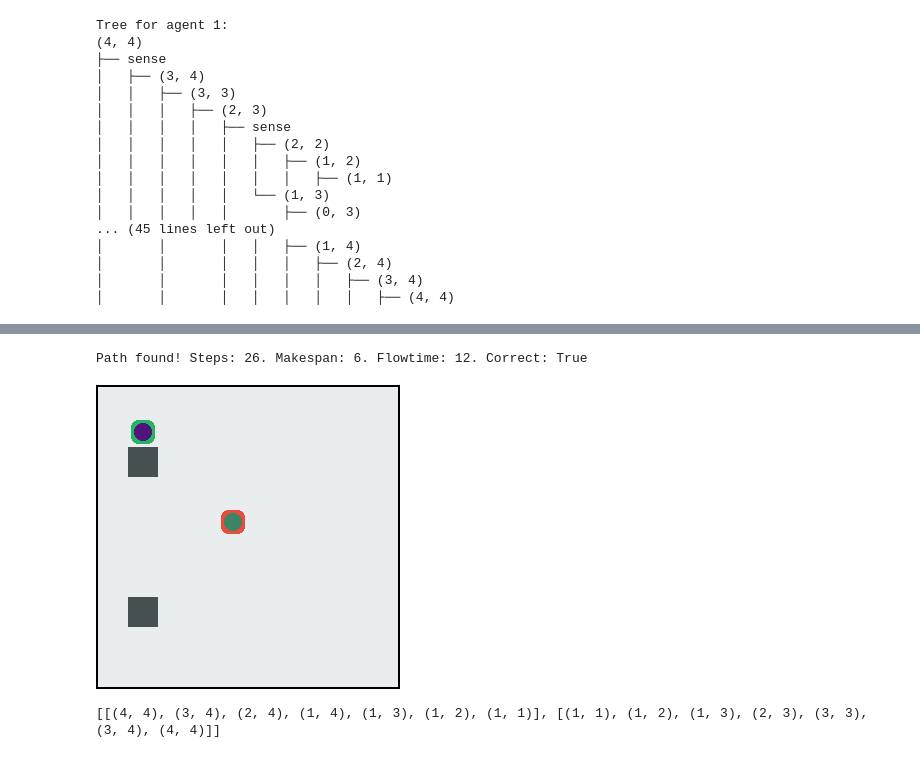
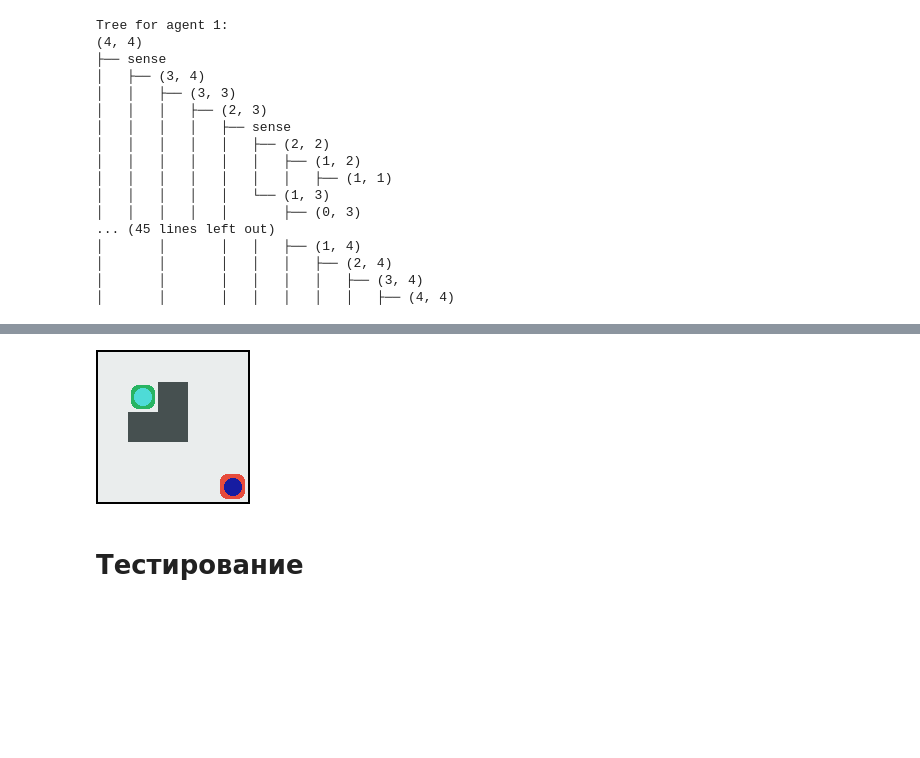
Before and after one commit to Mikle5/MAPFOU, a Jupyter notebook: cebc.ipynb, the cells around one changed output, grey strips where cells are left out. Saved outputs shown, nothing was run; the diff lists cells and outputs as text; code cells hidden in the pictures; blank space fills up the shorter version.

```diff
--- a/cebc.ipynb
+++ b/cebc.ipynb
@@ -46,7 +46,7 @@ def AssumeObs(task_map, c, u):
 # %%
 def CEBC(graph, s, t, c, u):
     new_graph = AssumeObs(graph, c, u)
-    plan = prioritized_planning(new_graph, s, t,20000, manhattan_distance, shortest_first)[1]
+    plan = prioritized_planning(new_graph, s, t,5000, manhattan_distance, shortest_first)[1]
     branches = [create_branch(path) for path in plan]
     queue = deque(branches)
     new_starts = []
@@ -114,6 +114,16 @@ def print_tree(node=None, prefix="", children_prefix=""):
         print_tree(node.right, children_prefix + "├── ", children_prefix + "│   ")
     if node.left:
         print_tree(node.left, children_prefix + "└── ", children_prefix + "    ")
+# %%
+def extract_path(node, test_map:Map, posible_path):
+  if not node.is_sense:
+    posible_path.append((node.i, node.j))
+  if node.right and test_map.traversable(node.right.i, node.right.j):
+      extract_path(node.right, test_map, posible_path)
+      return posible_path
+  if node.left and test_map.traversable(node.left.i, node.left.j):
+      extract_path(node.left, test_map, posible_path)
+      return posible_path
 # %%
 map_str ='''
 . . . . .
@@ -164,6 +170,8 @@ Tree for agent 1:
-# %%
-simple_test(prioritized_planning, 0, 50000, manhattan_distance, shortest_first)
-# %% [output]
-Path found! Steps: 26. Makespan: 6. Flowtime: 12. Correct: True
-[figure, removed]
-[[(4, 4), (3, 4), (2, 4), (1, 4), (1, 3), (1, 2), (1, 1)], [(1, 1), (1, 2), (1, 3), (2, 3), (3, 3), (3, 4), (4, 4)]]
+# %%
+# Вывод структуры каждого дерева
+paths = [extract_path(tree, task_map, []) for tree in trees]
+draw(task_map,task_map,starts,goals,paths)
+# %% [output]
+[figure, added]
+# %% [markdown]
+# Тестирование
```
Also changed, not shown: parts of 4 cells of this notebook, 1 other file.
